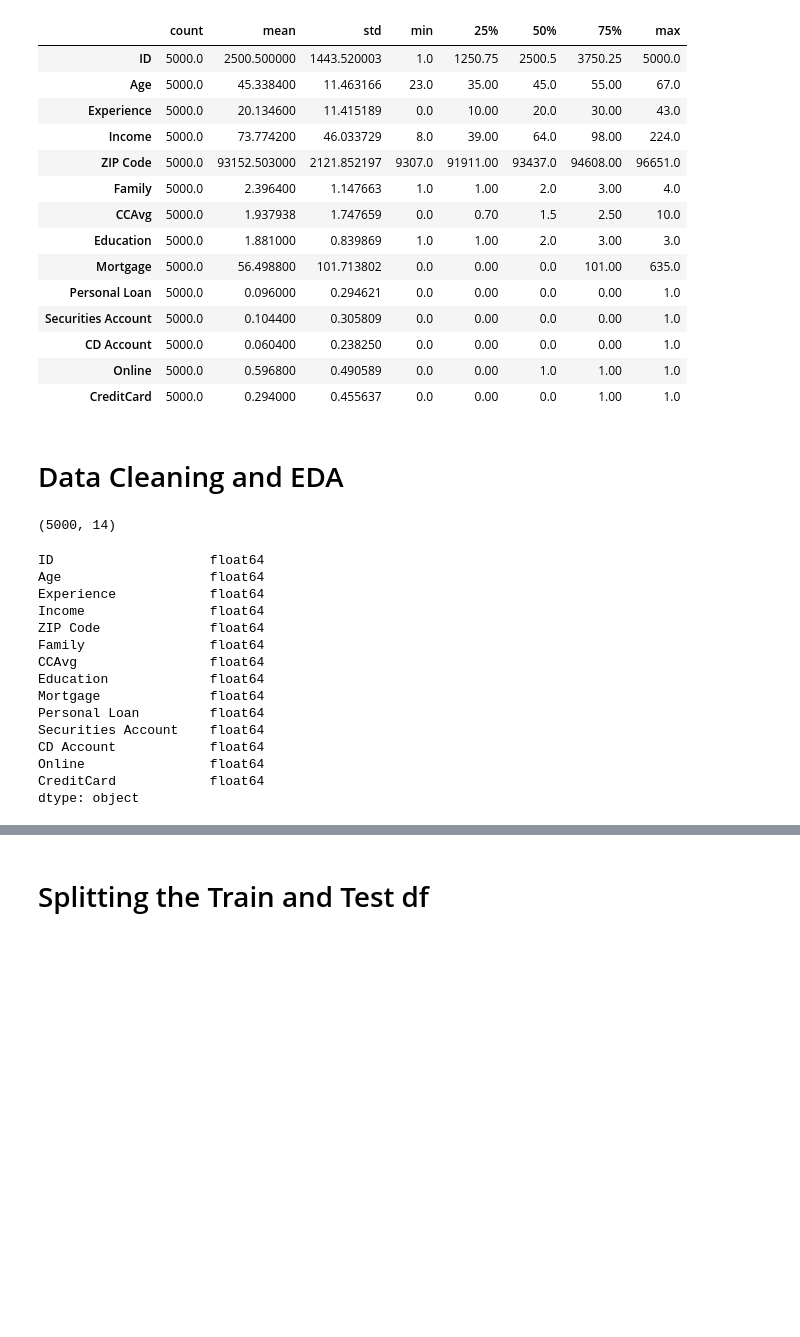
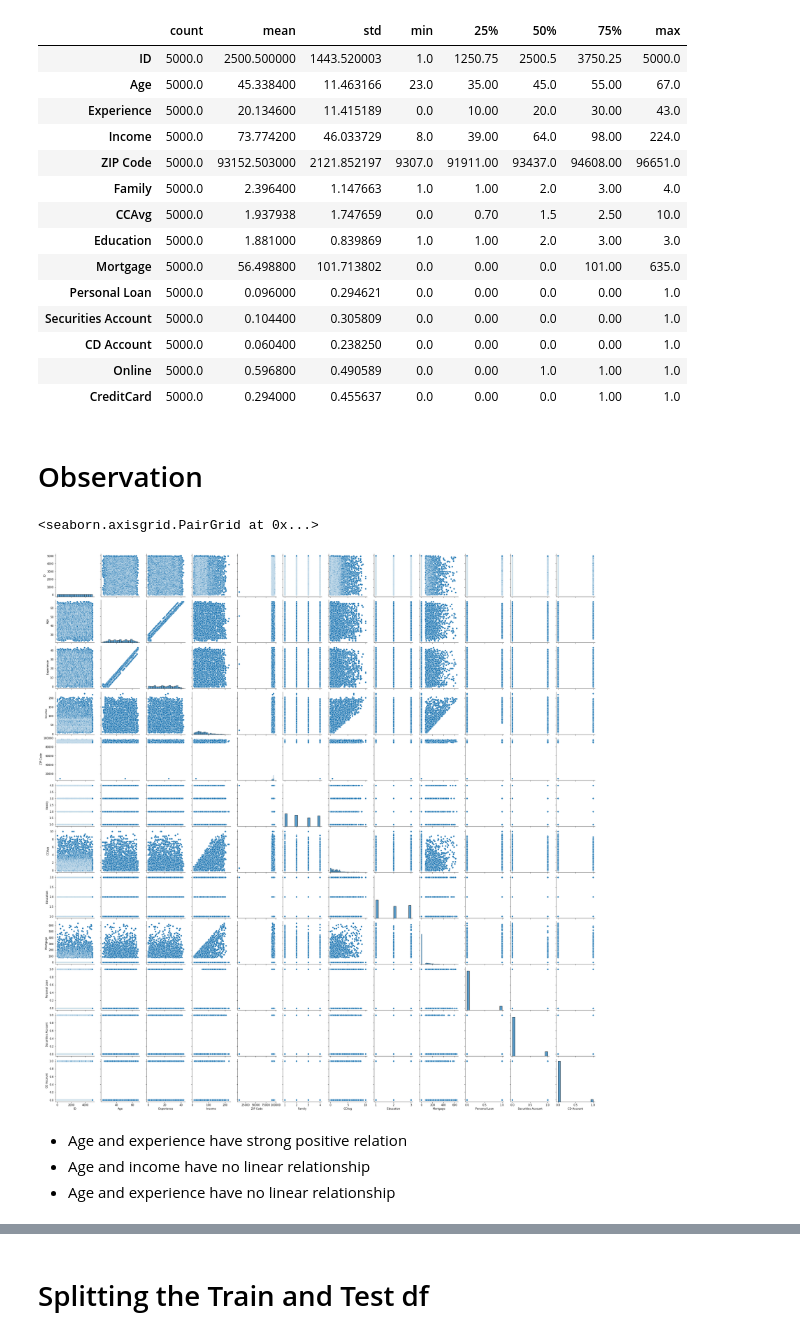
Before and after one commit to coderanandmaurya/Campaign_for_selling_personal_loans, a Jupyter notebook: Campaign_for_selling_personal_loan.ipynb, the cells around one changed output, grey strips where cells are left out. Saved outputs shown, nothing was run; the diff lists cells and outputs as text; code cells hidden in the pictures; blank space fills up the shorter version.

```diff
--- a/Campaign_for_selling_personal_loan.ipynb
+++ b/Campaign_for_selling_personal_loan.ipynb
@@ -126,27 +124,15 @@ df.describe().transpose()
 | CD Account | 5000.0 | 0.060400 | 0.238250 | 0.0 | 0.00 | 0.0 | 0.00 | 1.0 |
 | Online | 5000.0 | 0.596800 | 0.490589 | 0.0 | 0.00 | 1.0 | 1.00 | 1.0 |
 | CreditCard | 5000.0 | 0.294000 | 0.455637 | 0.0 | 0.00 | 0.0 | 1.00 | 1.0 |
-# %% [markdown]
-# Data Cleaning and EDA
-# %%
-df.shape ##returns the no. of rows and columns
-# %% [output]
-(5000, 14)
-# %%
-df.dtypes
-# %% [output]
-ID                    float64
-Age                   float64
-Experience            float64
-Income                float64
-ZIP Code              float64
-Family                float64
-CCAvg                 float64
-Education             float64
-Mortgage              float64
-Personal Loan         float64
-Securities Account    float64
-CD Account            float64
-Online                float64
-CreditCard            float64
-dtype: object
+# %% [markdown]
+# Observation
+# %%
+df_attr = df.iloc[:,0:12] #compare all attributes visually to check for relationships that can be exploited
+sns.pairplot(df_attr)
+# %% [output]
+<seaborn.axisgrid.PairGrid at 0x...>
+[figure, added]
+# %% [markdown]
+- Age and experience have strong positive relation
+- Age and income have no linear relationship
+- Age and experience have no linear relationship
```
Also changed, not shown: parts of 38 cells of this notebook.
